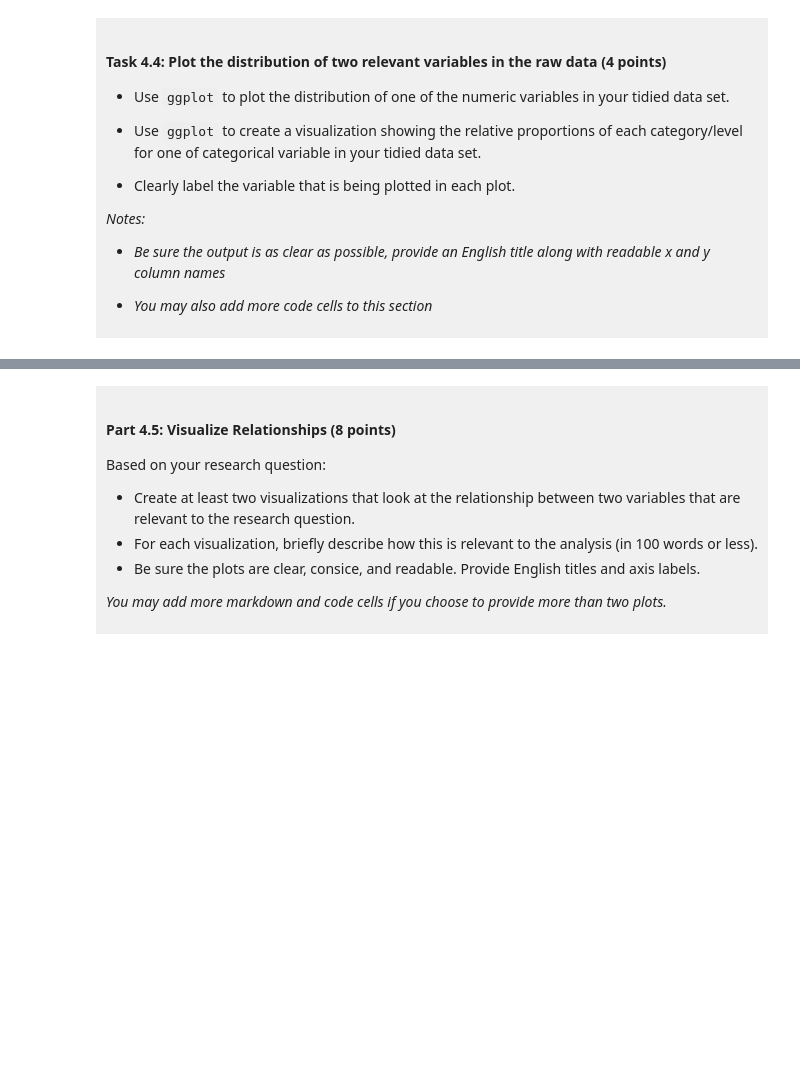
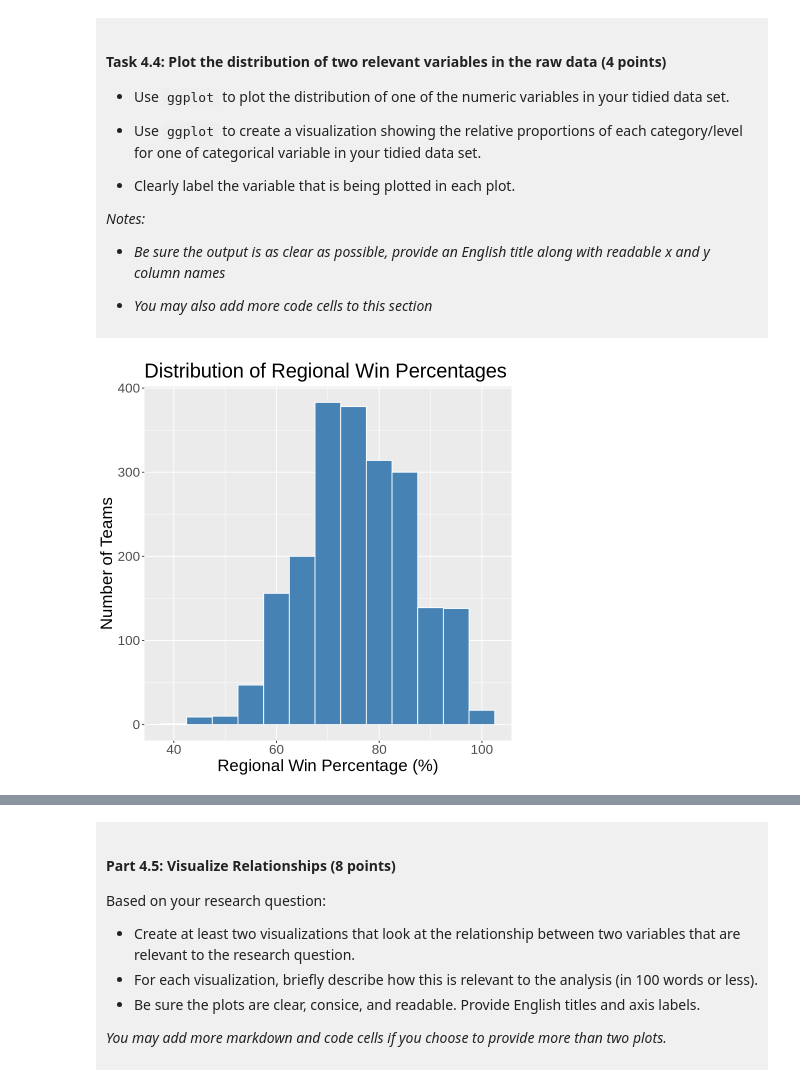
Before and after one commit to erinxr97/dsci-100-project-erin-zhang, a Jupyter notebook: dsci-100-project-notebook.ipynb, the cells around one changed output, grey strips where cells are left out. Cells and saved outputs as stored; diff of their text form; code cells hidden in the pictures; blank space fills up the shorter version.

```diff
--- a/dsci-100-project-notebook.ipynb
+++ b/dsci-100-project-notebook.ipynb
@@ -332,5 +332,16 @@ A tibble: 2 × 2
 </div>
 # %%
 ### EDIT THIS CODE CELL FOR PLOT 1 ###
+reg_wins_dist <- march_madness_tidy |>
+    ggplot(aes(x = reg_wins_pct)) +
+    geom_histogram(binwidth = 5, fill = "steelblue", color = "white") +
+    xlab("Regional Win Percentage (%)") +
+    ylab("Number of Teams") +
+    ggtitle("Distribution of Regional Win Percentages") +
+    theme(text = element_text(size = 20))
+
+reg_wins_dist
+# %% [output]
+[figure, added]
 # %%
 ### EDIT THIS CODE CELL FOR PLOT 2 ###
```
Also changed, not shown: parts of 1 cell of this notebook.
